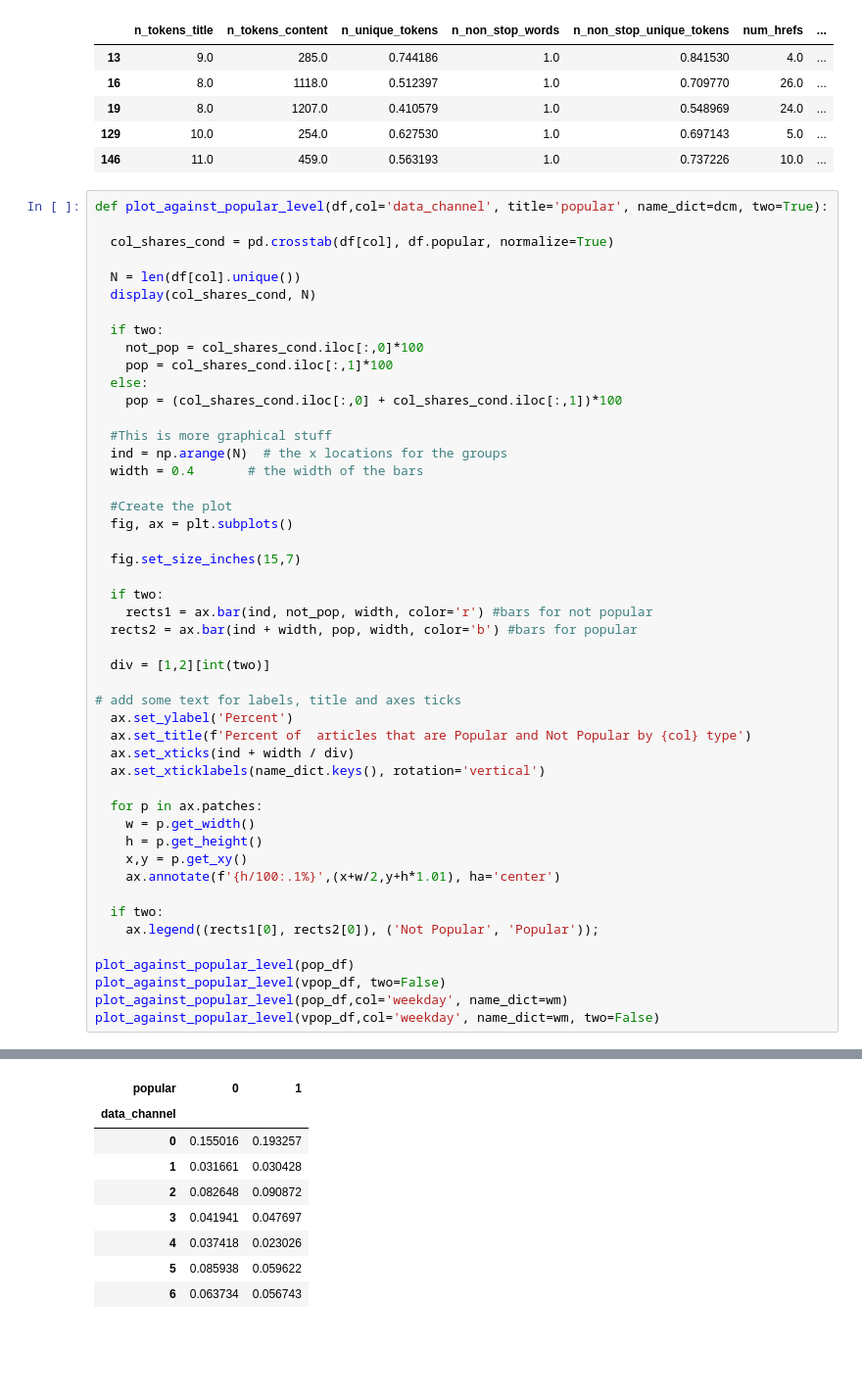
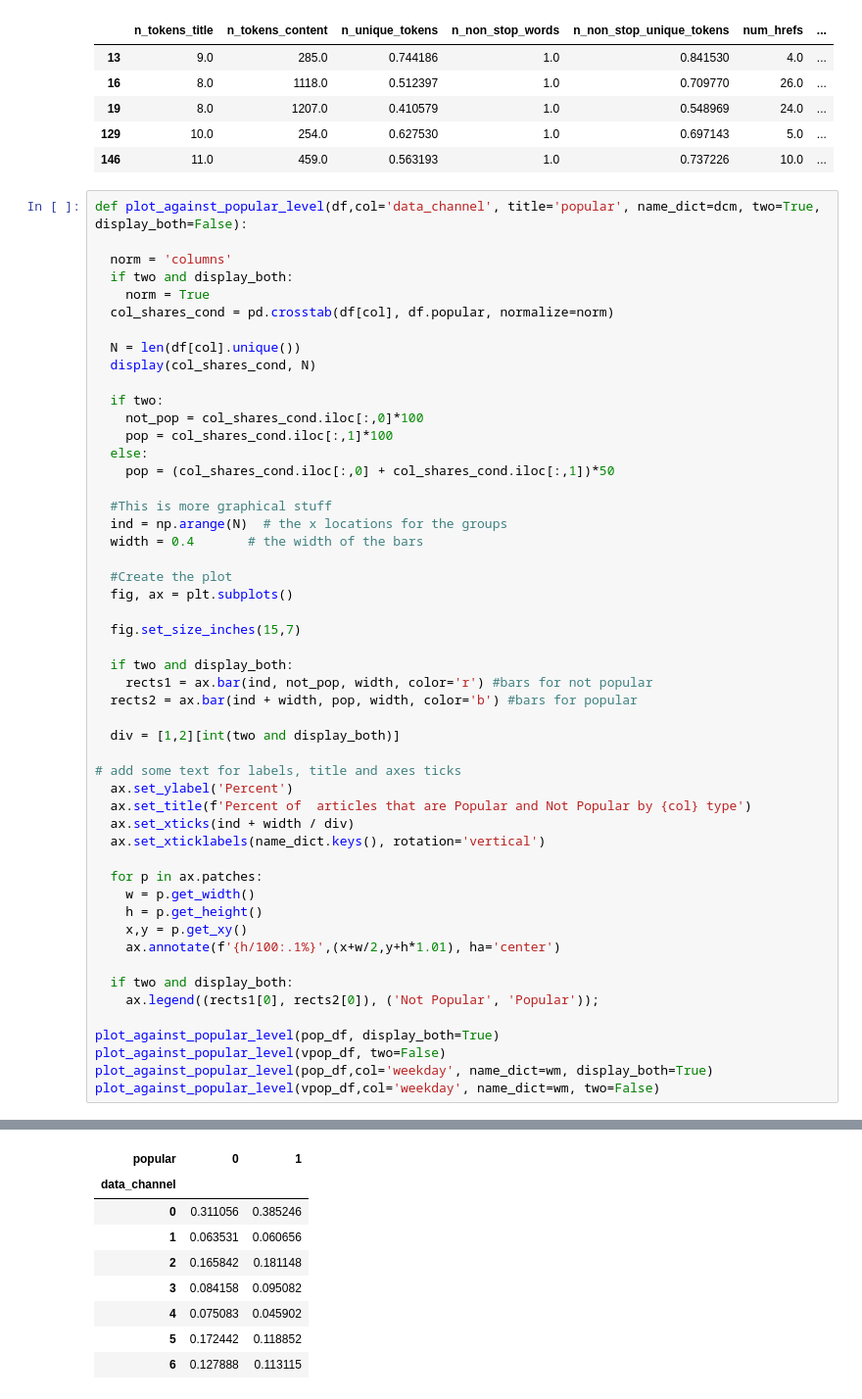
Before and after one commit to nsriniva/DS-Unit-1-Build, a Jupyter notebook: DS_Unit_1_BuildProject_1.ipynb, the cells around one changed output, grey strips where cells are left out. Shown at 98% size. Drawn from its saved outputs; the diff is of its cells as text; blank space fills up the shorter version.

```diff
--- a/DS_Unit_1_BuildProject_1.ipynb
+++ b/DS_Unit_1_BuildProject_1.ipynb
@@ -408,9 +408,12 @@ Name: popular, dtype: int64
 | 129 | 10.0 | 254.0 | 0.627530 | 1.0 | 0.697143 | 5.0 | ... |
 | 146 | 11.0 | 459.0 | 0.563193 | 1.0 | 0.737226 | 10.0 | ... |
 # %%
-def plot_against_popular_level(df,col='data_channel', title='popular', name_dict=dcm, two=True):
+def plot_against_popular_level(df,col='data_channel', title='popular', name_dict=dcm, two=True, display_both=False):
 
-  col_shares_cond = pd.crosstab(df[col], df.popular, normalize=True)
+  norm = 'columns'
+  if two and display_both:
+    norm = True
+  col_shares_cond = pd.crosstab(df[col], df.popular, normalize=norm)
 
   N = len(df[col].unique())
   display(col_shares_cond, N)
@@ -419,7 +422,7 @@ def plot_against_popular_level(df,col='data_channel', title='popular', name_dict
     not_pop = col_shares_cond.iloc[:,0]*100
     pop = col_shares_cond.iloc[:,1]*100
   else:
-    pop = (col_shares_cond.iloc[:,0] + col_shares_cond.iloc[:,1])*100
+    pop = (col_shares_cond.iloc[:,0] + col_shares_cond.iloc[:,1])*50
 
   #This is more graphical stuff
   ind = np.arange(N)  # the x locations for the groups
@@ -430,51 +433,51 @@ def plot_against_popular_level(df,col='data_channel', title='popular', name_dict
 
   fig.set_size_inches(15,7)
 
-  if two:
+  if two and display_both:
     rects1 = ax.bar(ind, not_pop, width, color='r') #bars for not popular
   rects2 = ax.bar(ind + width, pop, width, color='b') #bars for popular
 
-  div = [1,2][int(two)]
+  div = [1,2][int(two and display_both)]
 
 # add some text for labels, title and axes ticks
   ax.set_ylabel('Percent')
   ax.set_title(f'Percent of  articles that are Popular and Not Popular by {col} type')
   ax.set_xticks(ind + width / div)
   ax.set_xticklabels(name_dict.keys(), rotation='vertical')
 
   for p in ax.patches:
     w = p.get_width()
     h = p.get_height()
     x,y = p.get_xy()
     ax.annotate(f'{h/100:.1%}',(x+w/2,y+h*1.01), ha='center')
 
-  if two:
+  if two and display_both:
     ax.legend((rects1[0], rects2[0]), ('Not Popular', 'Popular'));
 
-plot_against_popular_level(pop_df)
+plot_against_popular_level(pop_df, display_both=True)
 plot_against_popular_level(vpop_df, two=False)
-plot_against_popular_level(pop_df,col='weekday', name_dict=wm)
+plot_against_popular_level(pop_df,col='weekday', name_dict=wm, display_both=True)
 plot_against_popular_level(vpop_df,col='weekday', name_dict=wm, two=False)
 # %% [output]
 | popular | 0 | 1 |
 | data_channel |  |  |
 | 0 | 0.059013 | 0.083065 |
 | 1 | 0.021928 | 0.030420 |
 | 2 | 0.111658 | 0.066645 |
 | 3 | 0.079168 | 0.083145 |
 | 4 | 0.015130 | 0.043346 |
 | 5 | 0.070837 | 0.117059 |
 | 6 | 0.139149 | 0.079437 |
 7
 | popular | 0 | 1 |
 | data_channel |  |  |
-| 0 | 0.155016 | 0.193257 |
-| 1 | 0.031661 | 0.030428 |
-| 2 | 0.082648 | 0.090872 |
-| 3 | 0.041941 | 0.047697 |
-| 4 | 0.037418 | 0.023026 |
-| 5 | 0.085938 | 0.059622 |
-| 6 | 0.063734 | 0.056743 |
+| 0 | 0.311056 | 0.385246 |
+| 1 | 0.063531 | 0.060656 |
+| 2 | 0.165842 | 0.181148 |
+| 3 | 0.084158 | 0.095082 |
+| 4 | 0.075083 | 0.045902 |
+| 5 | 0.172442 | 0.118852 |
+| 6 | 0.127888 | 0.113115 |
 7
 | popular | 0 | 1 |
 | weekday |  |  |
```
Also changed, not shown: parts of 1 cell of this notebook.
